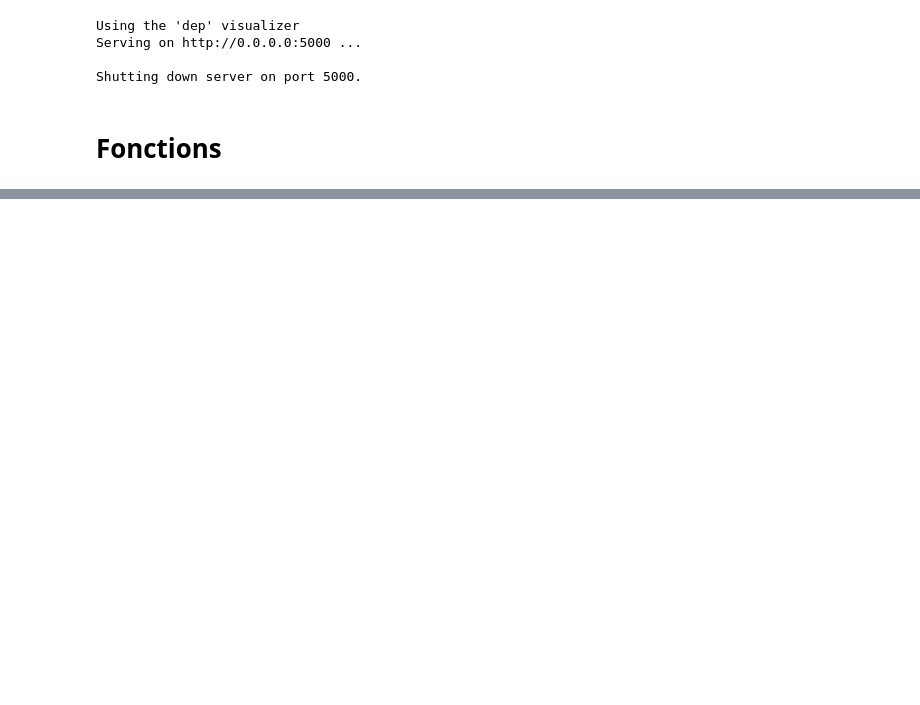
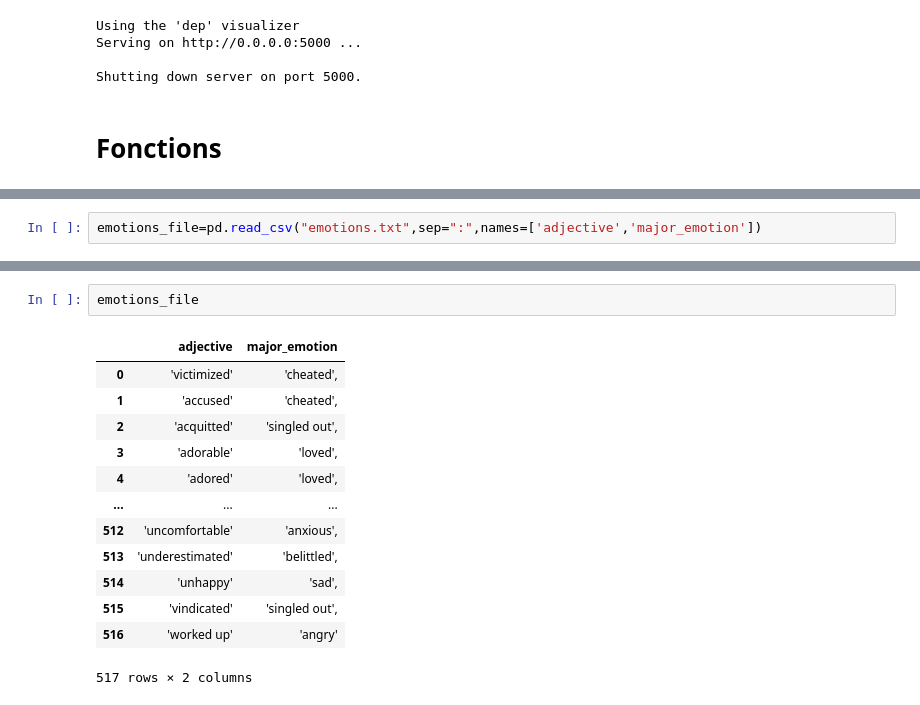
Before and after one commit to zoecorbier/TER_twitter, a Jupyter notebook: Emotion_analysis.ipynb, the cells around one changed output, grey strips where cells are left out. Cells and saved outputs as stored; diff of their text form; blank space fills up the shorter version.

Commit message:
Mise à niveau de emotion_analysis

```diff
--- a/Emotion_analysis.ipynb
+++ b/Emotion_analysis.ipynb
@@ -148,0 +152,2 @@ faire des focntions
+# %%
+emotions_file=pd.read_csv("emotions.txt",sep=":",names=['adjective','major_emotion'])
@@ -148,0 +196,16 @@ faire des focntions
+# %%
+emotions_file
+# %% [output]
+|  | adjective | major_emotion |
+| 0 | 'victimized' | 'cheated', |
+| 1 | 'accused' | 'cheated', |
+| 2 | 'acquitted' | 'singled out', |
+| 3 | 'adorable' | 'loved', |
+| 4 | 'adored' | 'loved', |
+| ... | ... | ... |
+| 512 | 'uncomfortable' | 'anxious', |
+| 513 | 'underestimated' | 'belittled', |
+| 514 | 'unhappy' | 'sad', |
+| 515 | 'vindicated' | 'singled out', |
+| 516 | 'worked up' | 'angry' |
+517 rows × 2 columns
```
Also changed, not shown: parts of 41 cells of this notebook, 4 other files.
